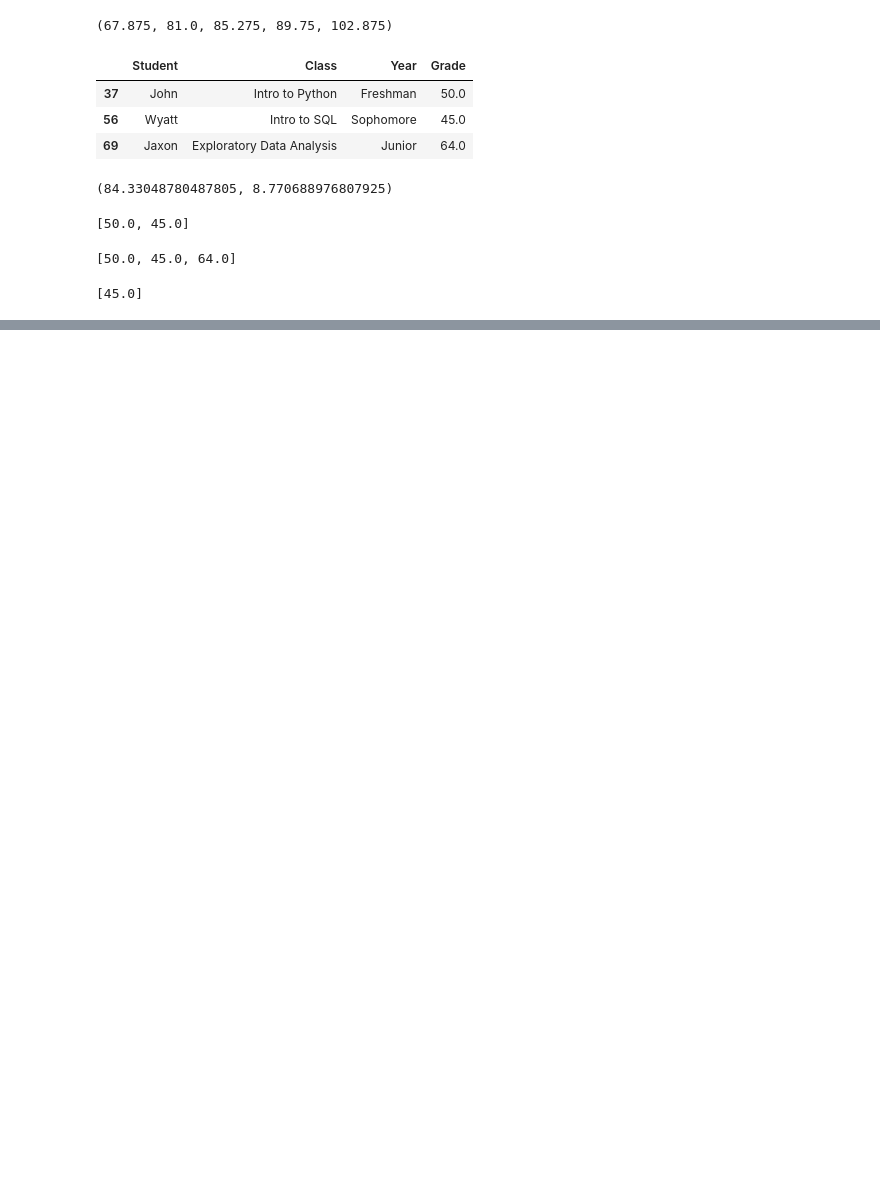
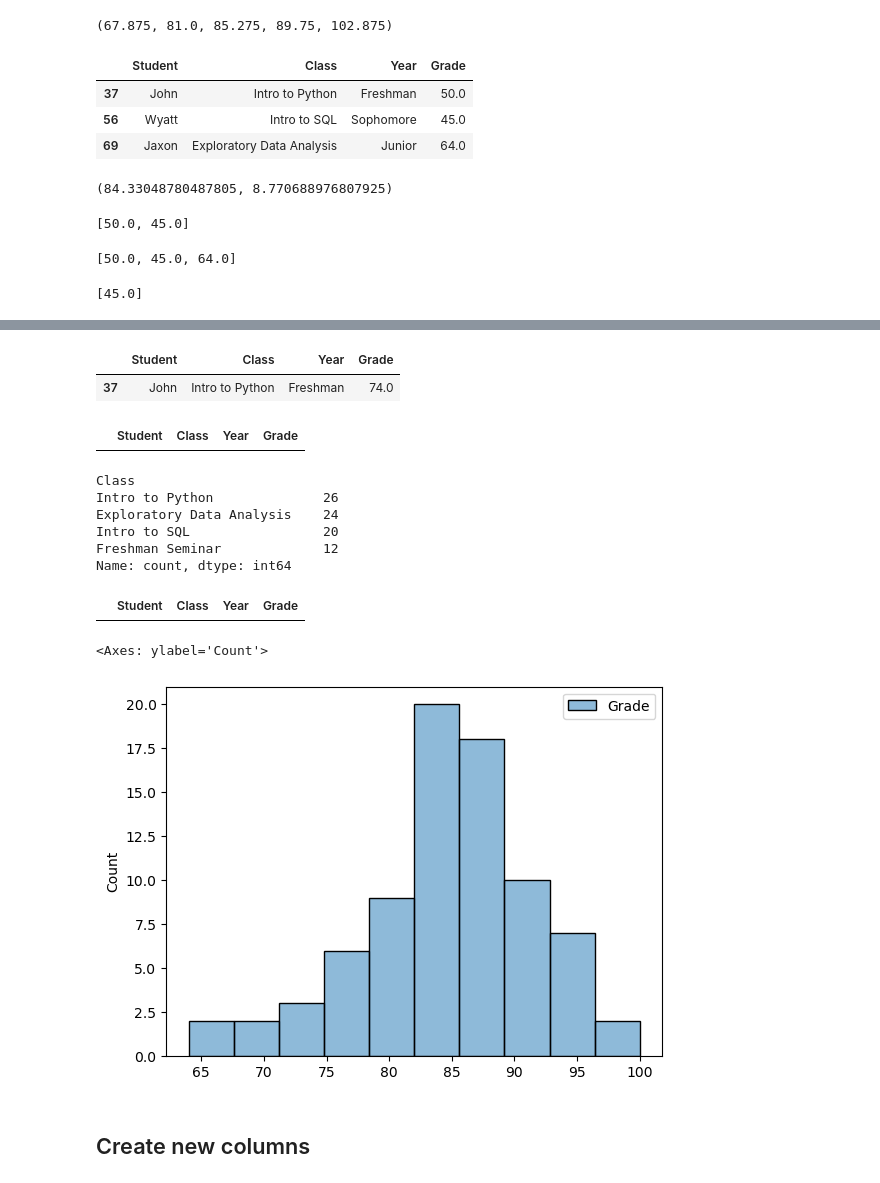
Before and after one commit to Camiloesp/Python-Data-Science-Data-Prep-EDA-with-Python, a Jupyter notebook: 2_CleaningData.ipynb, the cells around one changed output, grey strips where cells are left out. Drawn from its saved outputs; the diff is of its cells as text; code cells hidden in the pictures; blank space fills up the shorter version.

Commit message:
Creating columns in a dataframe - Strings, DateTime, Numeric

```diff
--- a/2_CleaningData.ipynb
+++ b/2_CleaningData.ipynb
@@ -761,0 +820,3 @@ mean, sd
+# %%
+min_grade = df[df.Grade >= 60].Grade.min()
+min_grade
@@ -761,0 +825,3 @@ mean, sd
+# %%
+df.Grade = np.where(df.Grade < 60, min_grade, df.Grade)
+df.Grade
@@ -761,0 +857,38 @@ mean, sd
+# %%
+df.loc[37, 'Grade'] = 74
+# %%
+df[df.Student == 'John']
+# %% [output]
+|  | Student | Class | Year | Grade |
+| 37 | John | Intro to Python | Freshman | 74.0 |
+# %%
+# TODO
+# Missing values
+df[df.isna().any(axis=1)]
+# %% [output]
+|  | Student | Class | Year | Grade |
+# %%
+# Inconsistent text and typos
+df.Class.value_counts()
+# %% [output]
+Class
+Intro to Python              26
+Exploratory Data Analysis    24
+Intro to SQL                 20
+Freshman Seminar             12
+Name: count, dtype: int64
+# %%
+# Duplicate data
+df[df.duplicated()]
+df = df[~df.duplicated()] # For some reason we have duplicates here
+df[df.duplicated()]
+# %% [output]
+|  | Student | Class | Year | Grade |
+# %%
+# Outliers
+sns.histplot(df)
+# %% [output]
+<Axes: ylabel='Count'>
+[figure, added]
+# %% [markdown]
+## Create new columns
```
Also changed, not shown: parts of 38 cells of this notebook, 1 other file.
